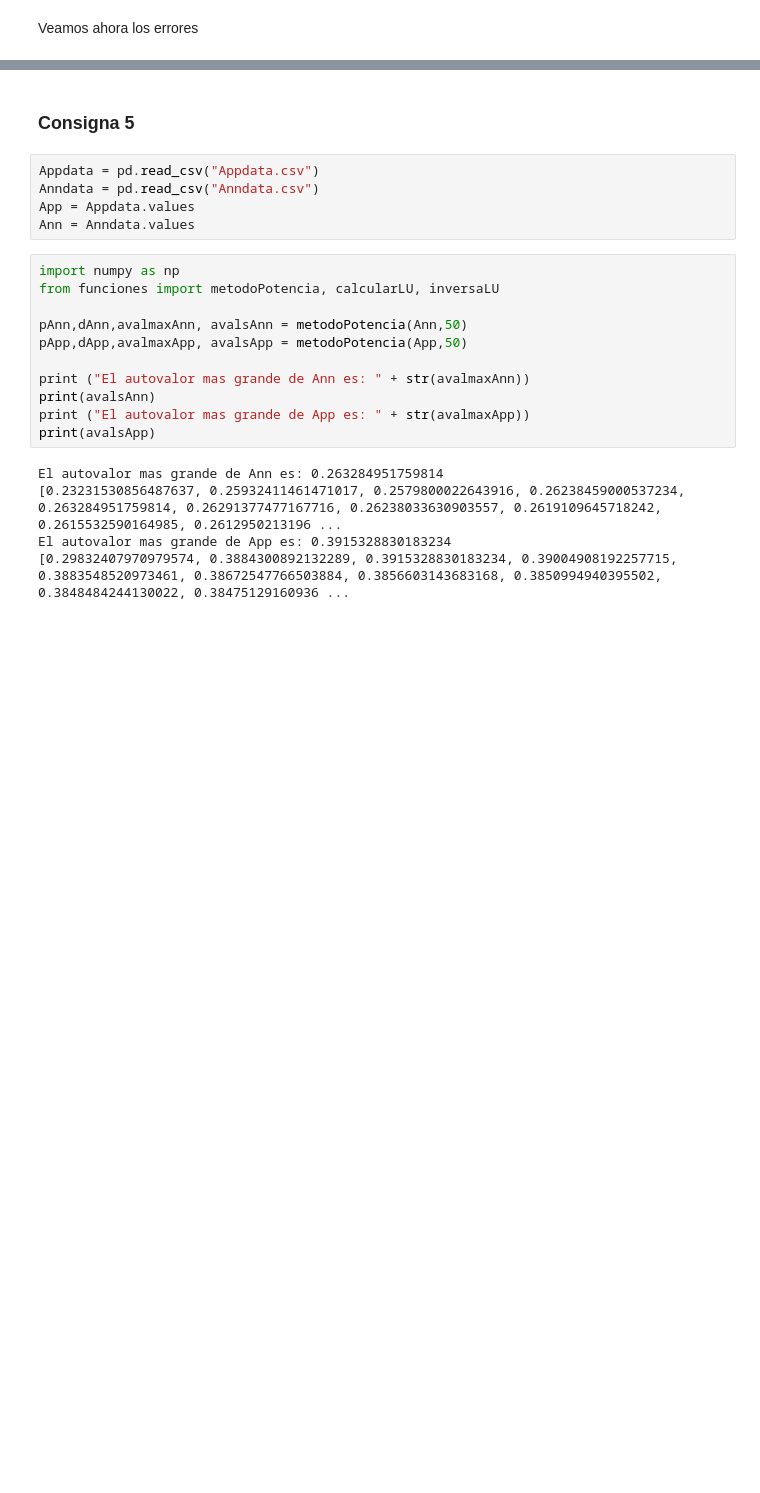
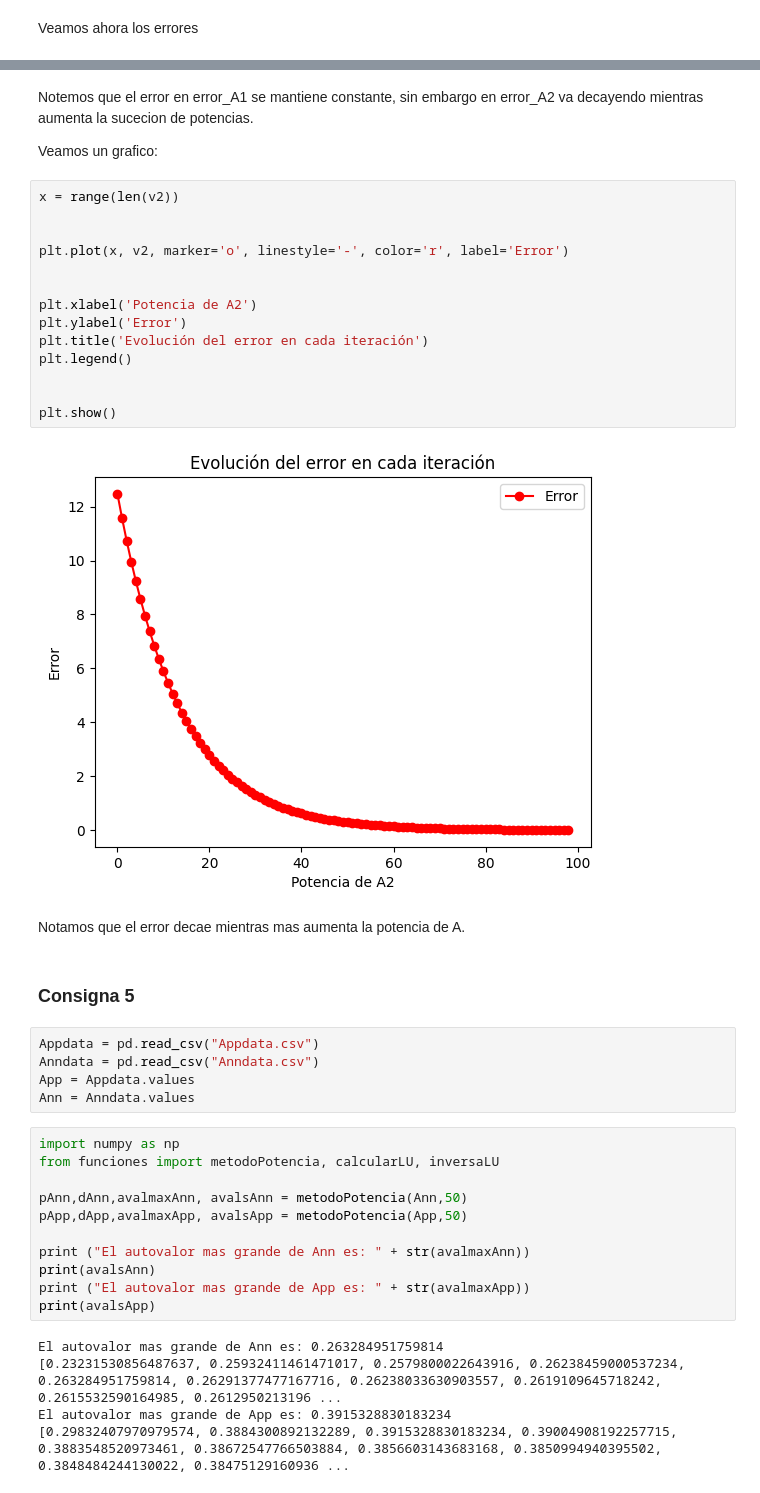
Before and after one commit to Empromptu/TP2-ALC, a Jupyter notebook: main.ipynb, the cells around one changed output, grey strips where cells are left out. Saved outputs shown, nothing was run; the diff lists cells and outputs as text; blank space fills up the shorter version.

```diff
--- a/main.ipynb
+++ b/main.ipynb
@@ -268,3 +196,25 @@ Como la norma del vector de error es mayor para A2
+# %% [markdown]
+Notemos que el error en error_A1 se mantiene constante, sin embargo en error_A2 va decayendo mientras aumenta la sucecion de potencias.
+
+Veamos un grafico:
+# %%
+x = range(len(v2))
+
+
+plt.plot(x, v2, marker='o', linestyle='-', color='r', label='Error')
+
+
+plt.xlabel('Potencia de A2')
+plt.ylabel('Error')
+plt.title('Evolución del error en cada iteración')
+plt.legend()
+
+
+plt.show()
+# %% [output]
+[figure, added]
+# %% [markdown]
+Notamos que el error decae mientras mas aumenta la potencia de A.
 # %% [markdown]
 ### Consigna 5
 # %%
```
Also changed, not shown: parts of 15 cells of this notebook.
